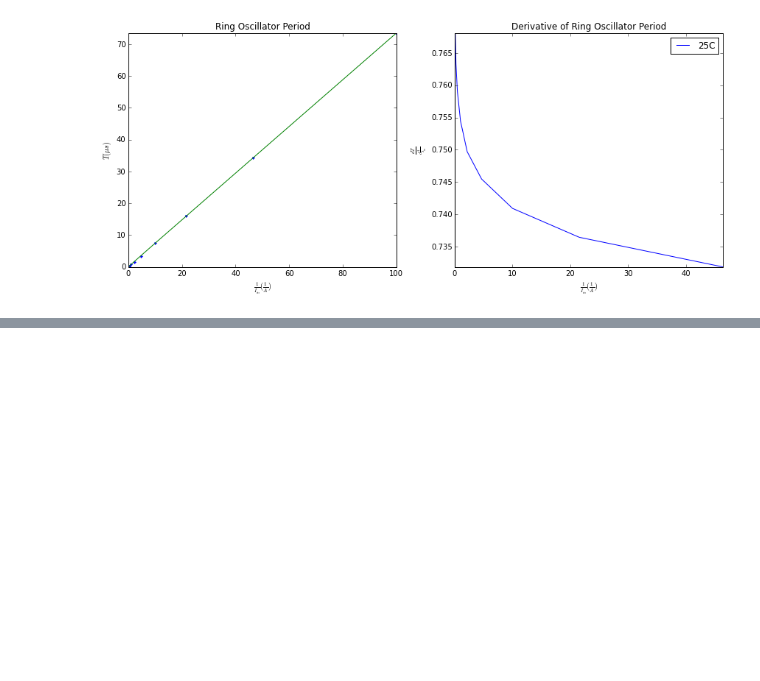
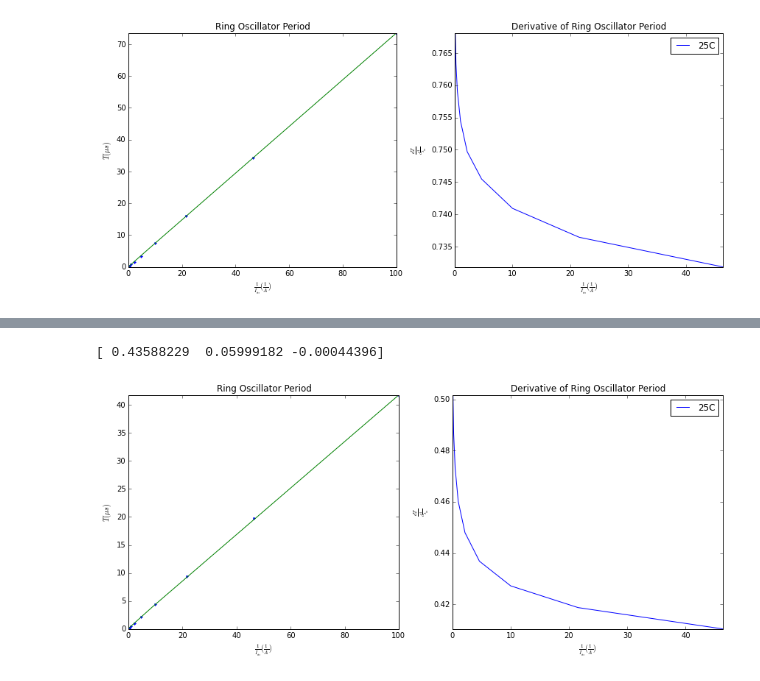
Before and after one commit to twinoza/TwinPyNB, a Jupyter notebook: AHOsc_Char.ipynb, the cells around one changed output, grey strips where cells are left out. Cells and saved outputs as stored; diff of their text form; code cells hidden in the pictures; blank space fills up the shorter version.

```diff
--- a/AHOsc_Char.ipynb
+++ b/AHOsc_Char.ipynb
@@ -419,0 +479,12 @@ tight_layout()
+# %%
+allTs = list(list())
+
+for curTemp in [25]:#temps:
+    fileName = "AH_InvEg_FreqMeas_Temp"+str(curTemp)+"C_NoBuffer_ThinFETInverters_SwitchonDrains.csv"
+    # Note: This run required changing the readFile function that plotLinearity uses from readFile2 to readFile3
+    plotLinearity(fileName)
+legend(loc='best')
+tight_layout()
+# %% [output]
+[ 0.43588229  0.05999182 -0.00044396]
+[figure, added]
```
Also changed, not shown: parts of 30 cells of this notebook.
